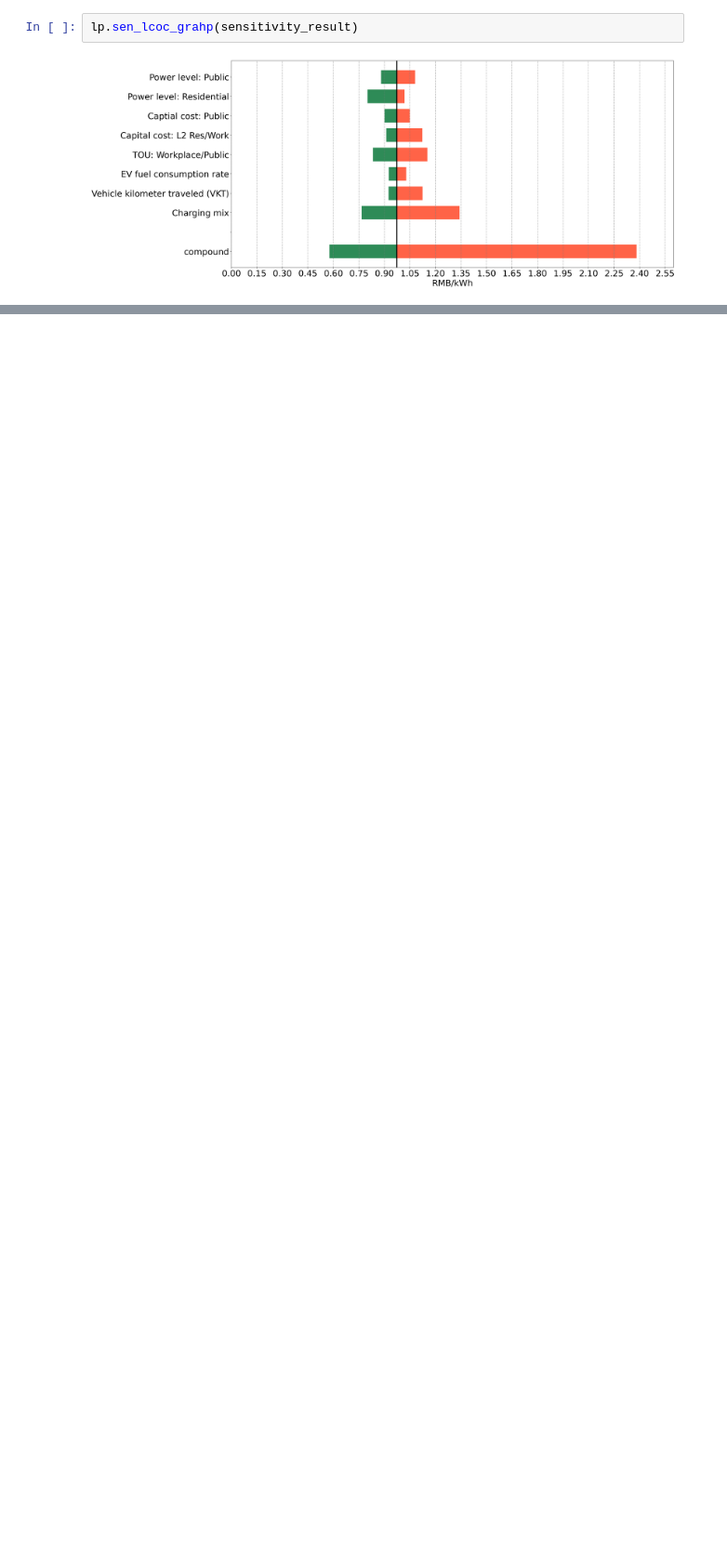
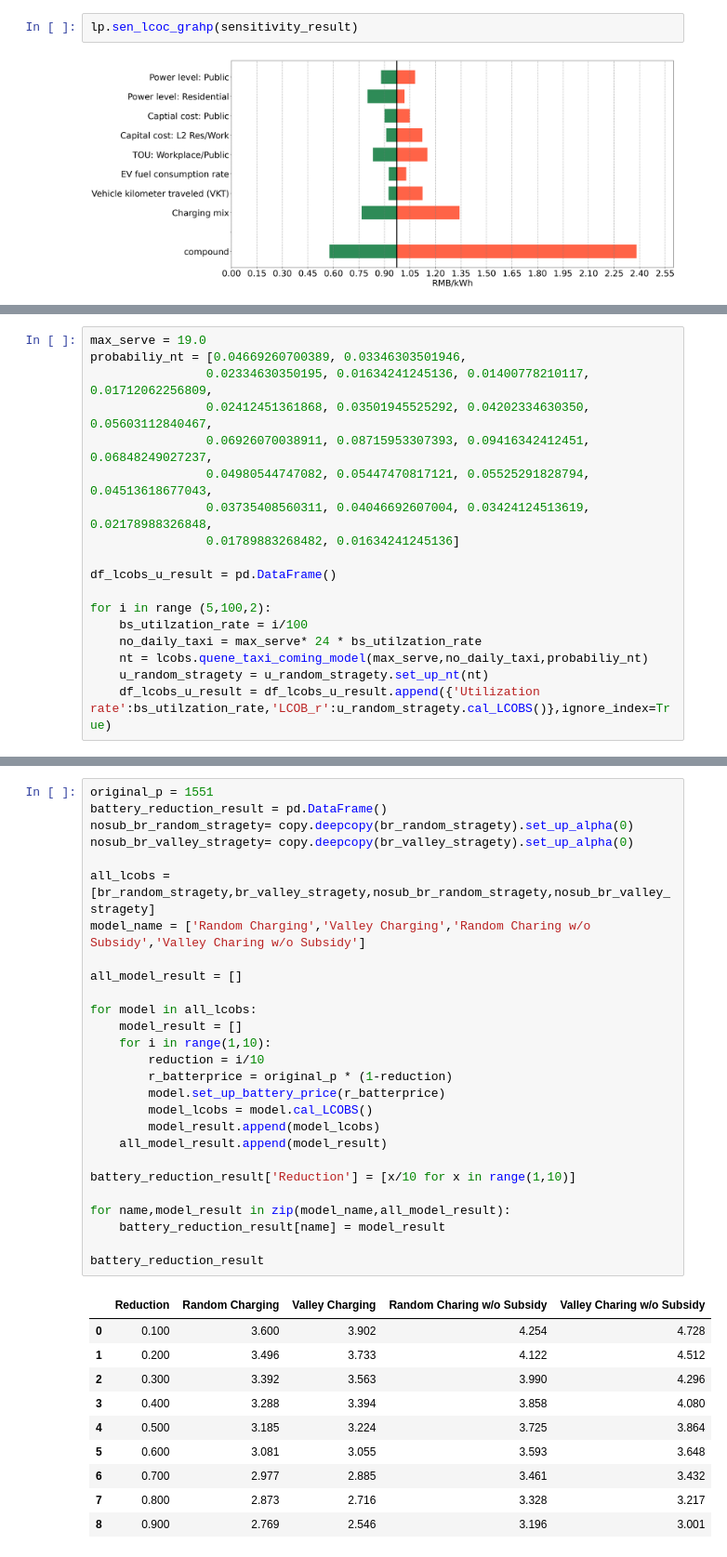
Before and after one commit to TamChonMan/LCOC-and-LCOBS-model, a Jupyter notebook: LCOC_LCOBS_analysis.ipynb, the cells around one changed output, grey strips where cells are left out. Shown at 93% size. Drawn from its saved outputs; the diff is of its cells as text; blank space fills up the shorter version.

```diff
--- a/LCOC_LCOBS_analysis.ipynb
+++ b/LCOC_LCOBS_analysis.ipynb
@@ -502,0 +648,18 @@ lp.sen_lcoc_grahp(sensitivity_result)
+# %%
+max_serve = 19.0
+probabiliy_nt = [0.04669260700389, 0.03346303501946,
+                0.02334630350195, 0.01634241245136, 0.01400778210117, 0.01712062256809,
+                0.02412451361868, 0.03501945525292, 0.04202334630350, 0.05603112840467,
+                0.06926070038911, 0.08715953307393, 0.09416342412451, 0.06848249027237,
+                0.04980544747082, 0.05447470817121, 0.05525291828794, 0.04513618677043,
+                0.03735408560311, 0.04046692607004, 0.03424124513619, 0.02178988326848,
+                0.01789883268482, 0.01634241245136]
+
+df_lcobs_u_result = pd.DataFrame()
+
+for i in range (5,100,2):
+    bs_utilzation_rate = i/100
+    no_daily_taxi = max_serve* 24 * bs_utilzation_rate
+    nt = lcobs.quene_taxi_coming_model(max_serve,no_daily_taxi,probabiliy_nt)
+    u_random_stragety = u_random_stragety.set_up_nt(nt)
+    df_lcobs_u_result = df_lcobs_u_result.append({'Utilization rate':bs_utilzation_rate,'LCOB_r':u_random_stragety.cal_LCOBS()},ignore_index=True)
@@ -502,0 +761,38 @@ lp.sen_lcoc_grahp(sensitivity_result)
+# %%
+original_p = 1551
+battery_reduction_result = pd.DataFrame()
+nosub_br_random_stragety= copy.deepcopy(br_random_stragety).set_up_alpha(0)
+nosub_br_valley_stragety= copy.deepcopy(br_valley_stragety).set_up_alpha(0)
+
+all_lcobs = [br_random_stragety,br_valley_stragety,nosub_br_random_stragety,nosub_br_valley_stragety]
+model_name = ['Random Charging','Valley Charging','Random Charing w/o Subsidy','Valley Charing w/o Subsidy']
+
+all_model_result = []
+
+for model in all_lcobs:
+    model_result = []
+    for i in range(1,10):
+        reduction = i/10
+        r_batterprice = original_p * (1-reduction)
+        model.set_up_battery_price(r_batterprice)
+        model_lcobs = model.cal_LCOBS()
+        model_result.append(model_lcobs)
+    all_model_result.append(model_result)
+
+battery_reduction_result['Reduction'] = [x/10 for x in range(1,10)]
+
+for name,model_result in zip(model_name,all_model_result):
+    battery_reduction_result[name] = model_result
+
+battery_reduction_result
+# %% [output]
+|  | Reduction | Random Charging | Valley Charging | Random Charing w/o Subsidy | Valley Charing w/o Subsidy |
+| 0 | 0.100 | 3.600 | 3.902 | 4.254 | 4.728 |
+| 1 | 0.200 | 3.496 | 3.733 | 4.122 | 4.512 |
+| 2 | 0.300 | 3.392 | 3.563 | 3.990 | 4.296 |
+| 3 | 0.400 | 3.288 | 3.394 | 3.858 | 4.080 |
+| 4 | 0.500 | 3.185 | 3.224 | 3.725 | 3.864 |
+| 5 | 0.600 | 3.081 | 3.055 | 3.593 | 3.648 |
+| 6 | 0.700 | 2.977 | 2.885 | 3.461 | 3.432 |
+| 7 | 0.800 | 2.873 | 2.716 | 3.328 | 3.217 |
+| 8 | 0.900 | 2.769 | 2.546 | 3.196 | 3.001 |
```
Also changed, not shown: parts of 20 cells of this notebook, 4 other files.
